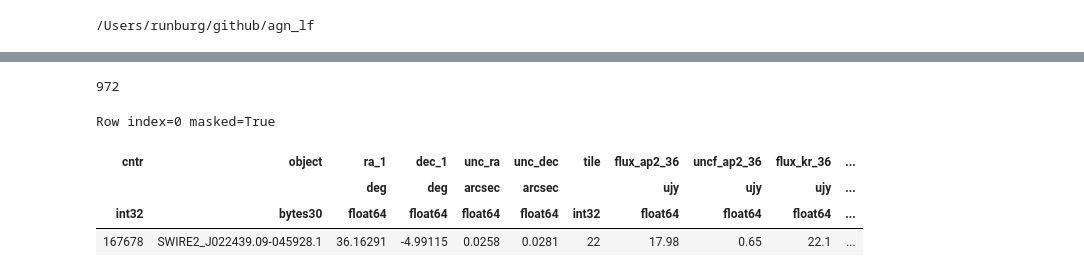
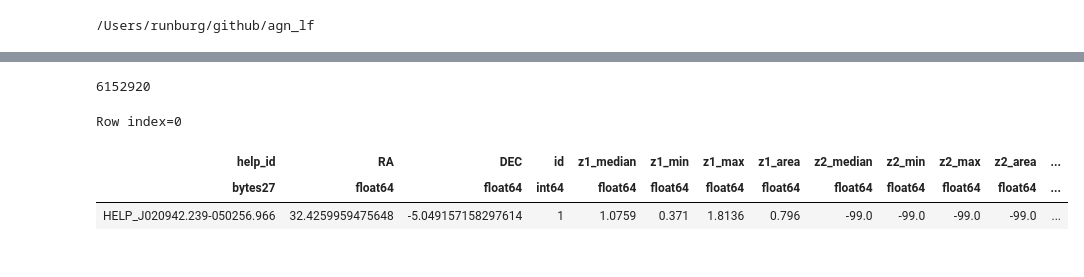
Before and after one commit to runburg/agn_lf, a Jupyter notebook: notebooks/ir_lf.ipynb, the cells around one changed output, grey strips where cells are left out. Drawn from its saved outputs; the diff is of its cells as text; code cells hidden in the pictures.

```diff
--- a/notebooks/ir_lf.ipynb
+++ b/notebooks/ir_lf.ipynb
@@ -18,12 +41,13 @@ display(HTML("<style>.container { width:100% !important; }</style>"))
 # %%
-catalog = table.Table.read('./data/SWIRE_and_XSERVS.fits')
+# catalog = table.Table.read('./data/SWIRE_and_XSERVS.fits')
+file = './data/master_catalogue_xmm-lss_20180221_photoz_20180518_r_optimised.fits'
+catalog = table.Table.read(file)
 print(len(catalog))
 catalog[0]
 # %% [output]
-972
+6152920
-Row index=0 masked=True
+Row index=0
-| cntr | object | ra_1 | dec_1 | unc_ra | unc_dec | tile | flux_ap2_36 | uncf_ap2_36 | flux_kr_36 | ... |
-|  |  | deg | deg | arcsec | arcsec |  | ujy | ujy | ujy | ... |
-| int32 | bytes30 | float64 | float64 | float64 | float64 | int32 | float64 | float64 | float64 | ... |
-| 167678 | SWIRE2_J022439.09-045928.1 | 36.16291 | -4.99115 | 0.0258 | 0.0281 | 22 | 17.98 | 0.65 | 22.1 | ... |
+| help_id | RA | DEC | id | z1_median | z1_min | z1_max | z1_area | z2_median | z2_min | z2_max | z2_area | ... |
+| bytes27 | float64 | float64 | int64 | float64 | float64 | float64 | float64 | float64 | float64 | float64 | float64 | ... |
+| HELP_J020942.239-050256.966 | 32.4259959475648 | -5.049157158297614 | 1 | 1.0759 | 0.371 | 1.8136 | 0.796 | -99.0 | -99.0 | -99.0 | -99.0 | ... |
 # %%
```
Also changed, not shown: parts of 18 cells of this notebook, 4 other files.
